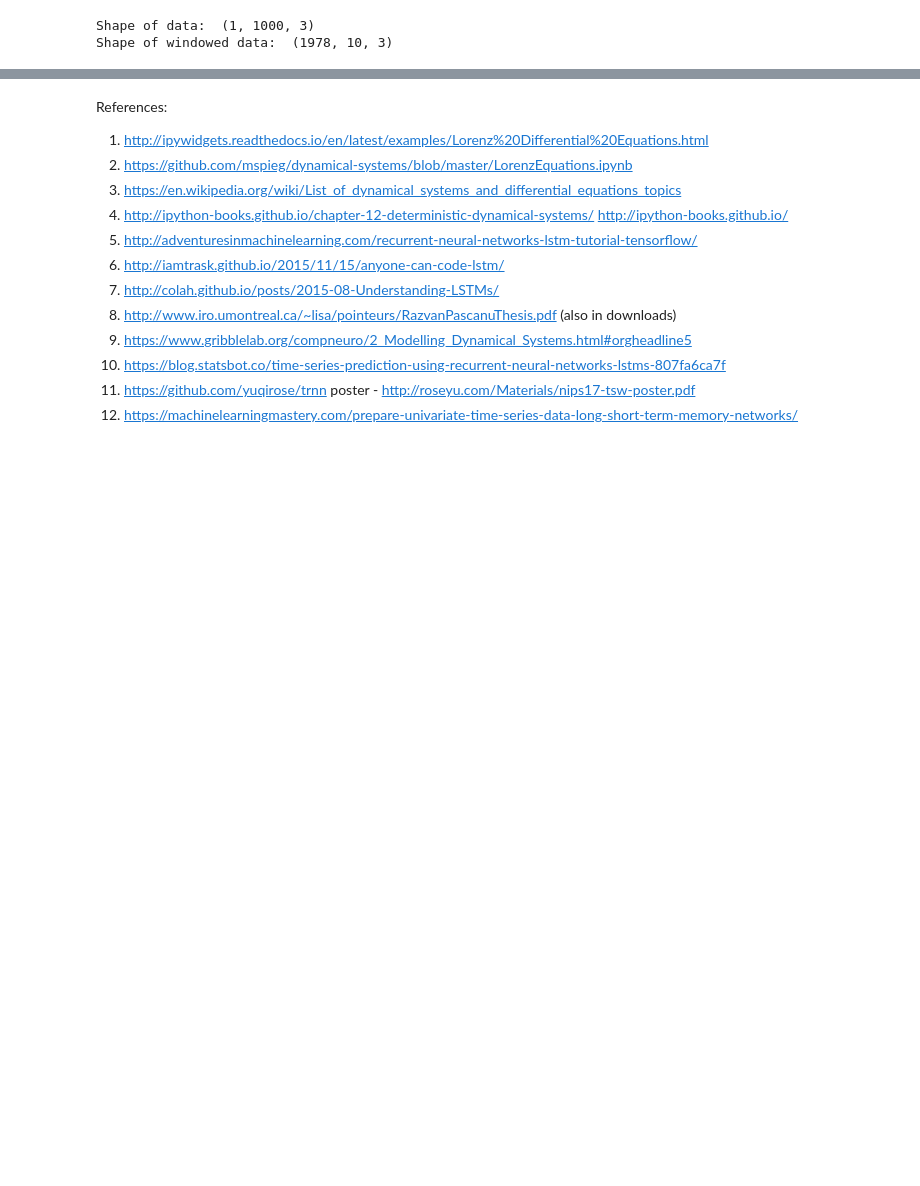
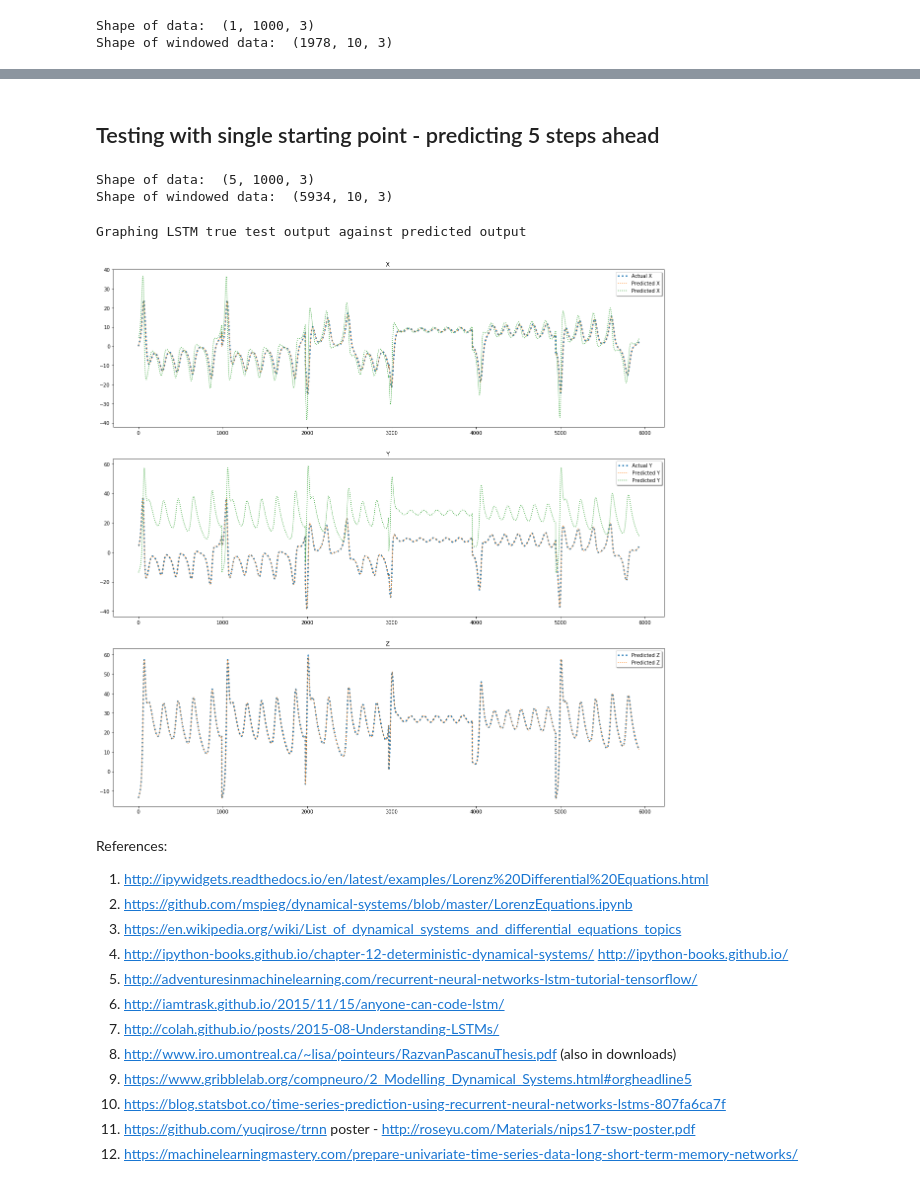
Before and after one commit to tgibbons-css/Keras_LSTM, a Jupyter notebook: Lorenz System- Tom updates.ipynb, the cells around one changed output, grey strips where cells are left out. Saved outputs shown, nothing was run; the diff lists cells and outputs as text; code cells hidden in the pictures; blank space fills up the shorter version.

Commit message:
Adding multi step ahead prediction

```diff
--- a/Lorenz System- Tom updates.ipynb
+++ b/Lorenz System- Tom updates.ipynb
@@ -772,3 +774,40 @@ Graphing true test output against predicted output
+# %% [markdown]
+## Testing with single starting point - predicting 5 steps ahead
+# %%
+SEQUENCE_SIZE = 10
+multi_t, multi_lor = solve_lorenz(N=5) #try 10 random starting point initially, change to 100 later
+multi_x, multi_y  = to_sequences_ray(SEQUENCE_SIZE, multi_lor)
+LSTMmultiPredict = model.predict(multi_x)
+RNNmultiPredict = RNNmodel.predict(multi_x)
+print ("Shape of data: ", multi_lor.shape)
+print ("Shape of windowed data: ", multi_x.shape)
+# %% [output]
+Shape of data:  (5, 1000, 3)
+Shape of windowed data:  (5934, 10, 3)
+# %%
+print("Graphing LSTM true test output against predicted output ")
+plt.figure(figsize=(20,20))
+plt.subplot(3 ,1, 1)
+plt.title("X ")
+plt.plot(multi_y[:,0:1], linewidth=3.0, linestyle=':', label='Actual X')
+plt.plot(LSTMmultiPredict[:,0:1], linestyle=':', label='Predicted X')
+plt.legend(loc='upper right', shadow=True)
+
+plt.subplot(3, 1, 2)
+plt.title("Y ")
+plt.plot(multi_y[:,1:2], linewidth=3.0, linestyle=':', label='Actual Y')
+plt.plot(LSTMmultiPredict[:,1:2], linestyle=':', label='Predicted Y')
+plt.legend(loc='upper right', shadow=True)
+
+plt.subplot(3, 1, 3)
+plt.title("Z ")
+plt.plot(multi_y[:,2:3], linewidth=3.0, linestyle=':', label='Predicted Z')
+plt.plot(LSTMmultiPredict[:,2:3], linestyle=':', label='Predicted Z')
+plt.legend(loc='upper right', shadow=True)
+plt.show()
+# %% [output]
+Graphing LSTM true test output against predicted output
+[figure, added]
 # %% [markdown]
 
 References:
```
Also changed, not shown: parts of 17 cells of this notebook.
